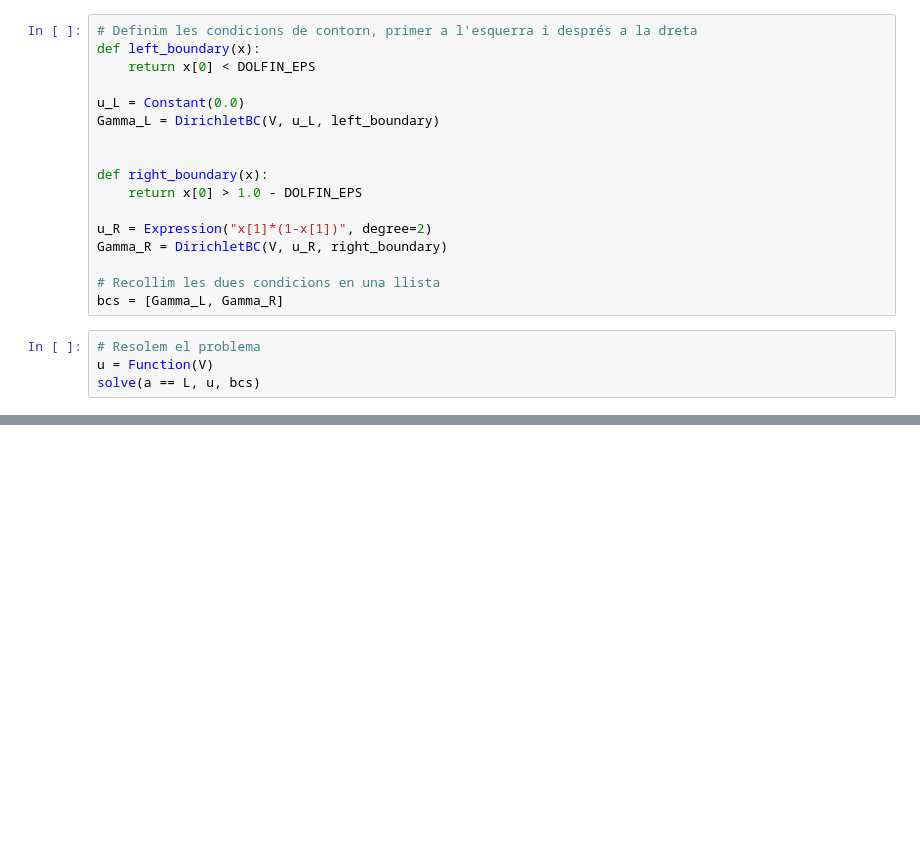
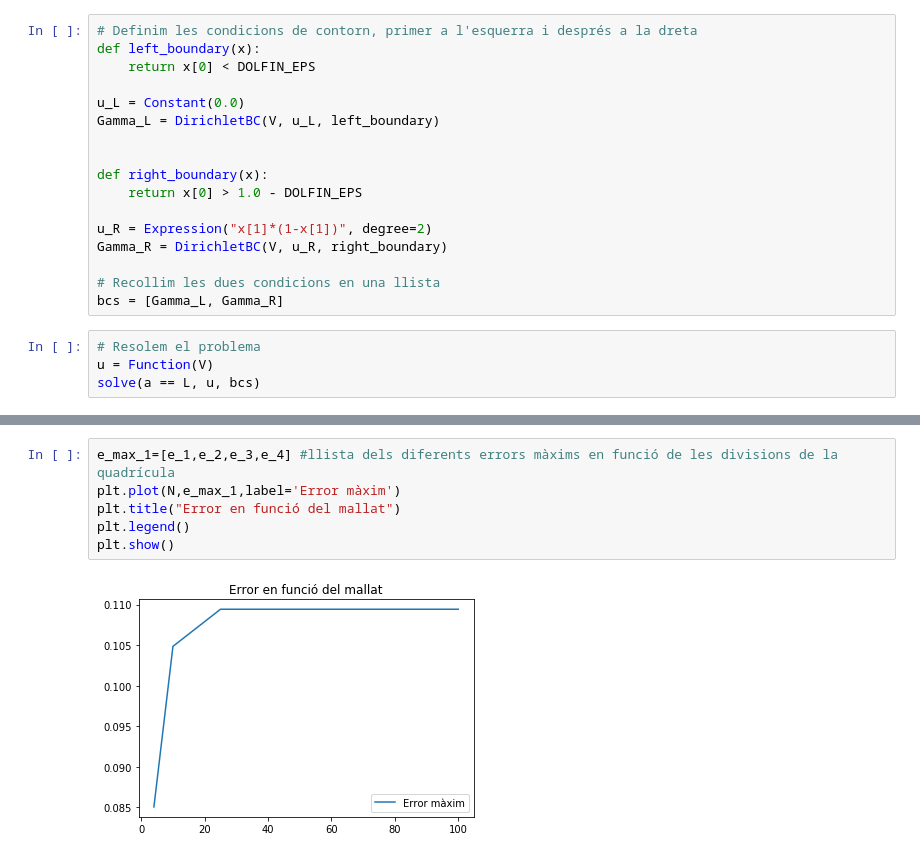
Before and after one commit to susanamerce/tfg_fisica, a Jupyter notebook: Poisson/poisson_exercici1.ipynb, the cells around one changed output, grey strips where cells are left out. Cells and saved outputs as stored; diff of their text form; blank space fills up the shorter version.

```diff
--- a/Poisson/poisson_exercici1.ipynb
+++ b/Poisson/poisson_exercici1.ipynb
@@ -490,0 +286,8 @@ Error local màxim : 1.10e-01
+# %%
+e_max_1=[e_1,e_2,e_3,e_4] #llista dels diferents errors màxims en funció de les divisions de la quadrícula
+plt.plot(N,e_max_1,label='Error màxim')
+plt.title("Error en funció del mallat")
+plt.legend()
+plt.show()
+# %% [output]
+[figure, added]
```
Also changed, not shown: parts of 14 cells of this notebook, 2 other files.
